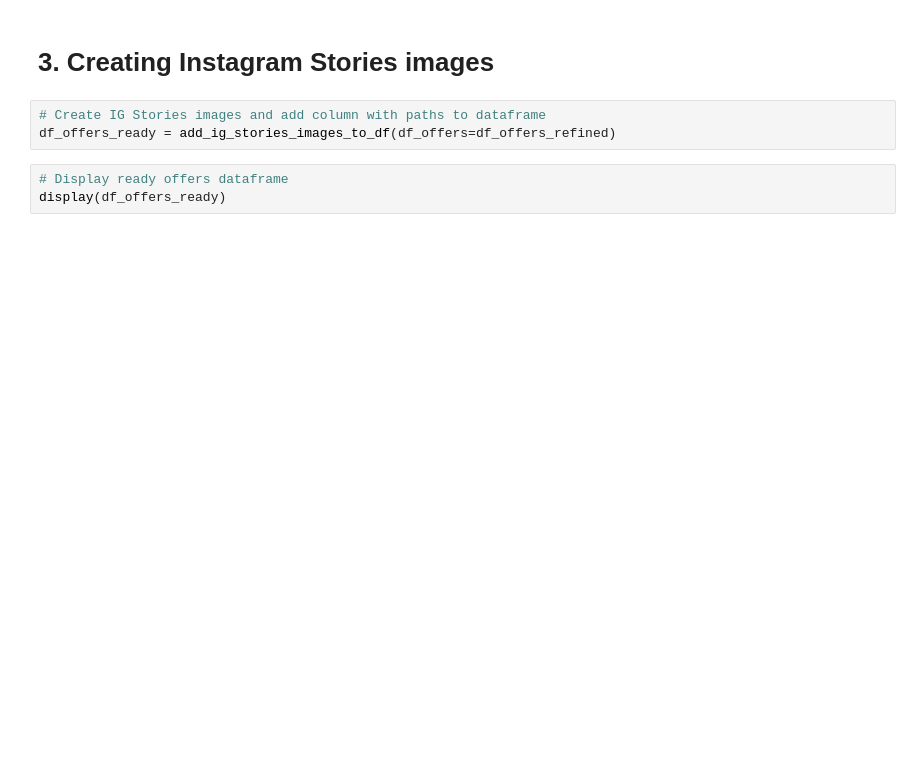
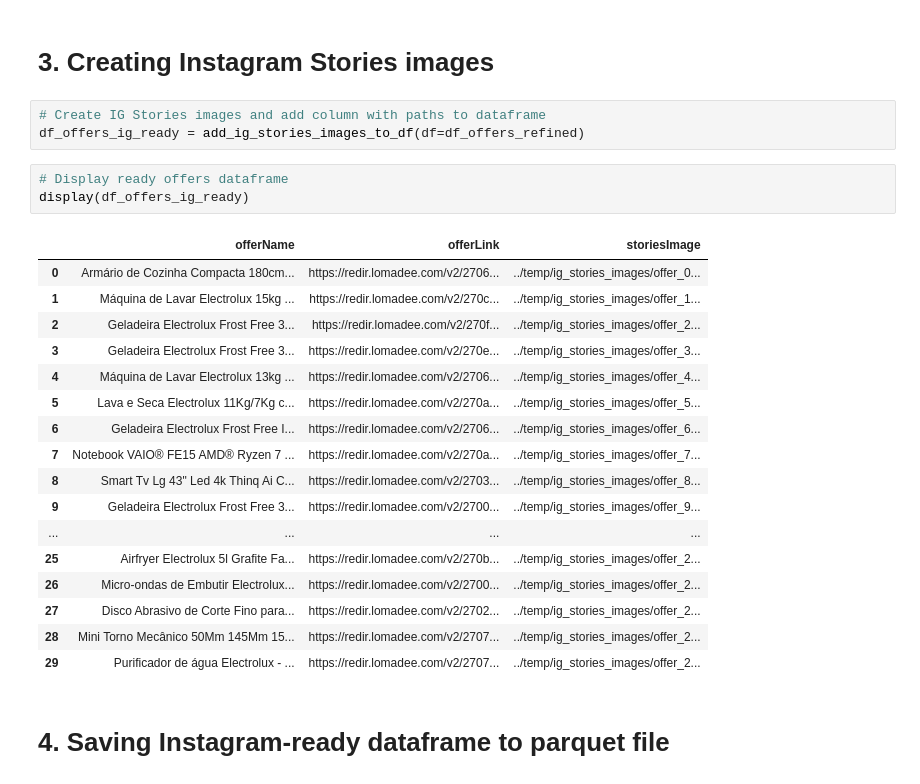
Before and after one commit to danielsantos852/instathing-2, a Jupyter notebook: instathing/social_soul.ipynb, the cells around one changed output. Cells and saved outputs as stored; diff of their text form; blank space fills up the shorter version.

```diff
--- a/instathing/social_soul.ipynb
+++ b/instathing/social_soul.ipynb
@@ -23,7 +59,27 @@ display(df_offers_refined)
 # 3. Creating Instagram Stories images
 # %%
 # Create IG Stories images and add column with paths to dataframe
-df_offers_ready = add_ig_stories_images_to_df(df_offers=df_offers_refined)
+df_offers_ig_ready = add_ig_stories_images_to_df(df=df_offers_refined)
 # %%
 # Display ready offers dataframe
-display(df_offers_ready)
+display(df_offers_ig_ready)
+# %% [output]
+|  | offerName | offerLink | storiesImage |
+| 0 | Armário de Cozinha Compacta 180cm... | https://redir.lomadee.com/v2/2706... | ../temp/ig_stories_images/offer_0... |
+| 1 | Máquina de Lavar Electrolux 15kg ... | https://redir.lomadee.com/v2/270c... | ../temp/ig_stories_images/offer_1... |
+| 2 | Geladeira Electrolux Frost Free 3... | https://redir.lomadee.com/v2/270f... | ../temp/ig_stories_images/offer_2... |
+| 3 | Geladeira Electrolux Frost Free 3... | https://redir.lomadee.com/v2/270e... | ../temp/ig_stories_images/offer_3... |
+| 4 | Máquina de Lavar Electrolux 13kg ... | https://redir.lomadee.com/v2/2706... | ../temp/ig_stories_images/offer_4... |
+| 5 | Lava e Seca Electrolux 11Kg/7Kg c... | https://redir.lomadee.com/v2/270a... | ../temp/ig_stories_images/offer_5... |
+| 6 | Geladeira Electrolux Frost Free I... | https://redir.lomadee.com/v2/2706... | ../temp/ig_stories_images/offer_6... |
+| 7 | Notebook VAIO® FE15 AMD® Ryzen 7 ... | https://redir.lomadee.com/v2/270a... | ../temp/ig_stories_images/offer_7... |
+| 8 | Smart Tv Lg 43" Led 4k Thinq Ai C... | https://redir.lomadee.com/v2/2703... | ../temp/ig_stories_images/offer_8... |
+| 9 | Geladeira Electrolux Frost Free 3... | https://redir.lomadee.com/v2/2700... | ../temp/ig_stories_images/offer_9... |
+| ... | ... | ... | ... |
+| 25 | Airfryer Electrolux 5l Grafite Fa... | https://redir.lomadee.com/v2/270b... | ../temp/ig_stories_images/offer_2... |
+| 26 | Micro-ondas de Embutir Electrolux... | https://redir.lomadee.com/v2/2700... | ../temp/ig_stories_images/offer_2... |
+| 27 | Disco Abrasivo de Corte Fino para... | https://redir.lomadee.com/v2/2702... | ../temp/ig_stories_images/offer_2... |
+| 28 | Mini Torno Mecânico 50Mm 145Mm 15... | https://redir.lomadee.com/v2/2707... | ../temp/ig_stories_images/offer_2... |
+| 29 | Purificador de água Electrolux - ... | https://redir.lomadee.com/v2/2707... | ../temp/ig_stories_images/offer_2... |
+# %% [markdown]
+# 4. Saving Instagram-ready dataframe to parquet file
```
Also changed, not shown: parts of 2 cells of this notebook.
